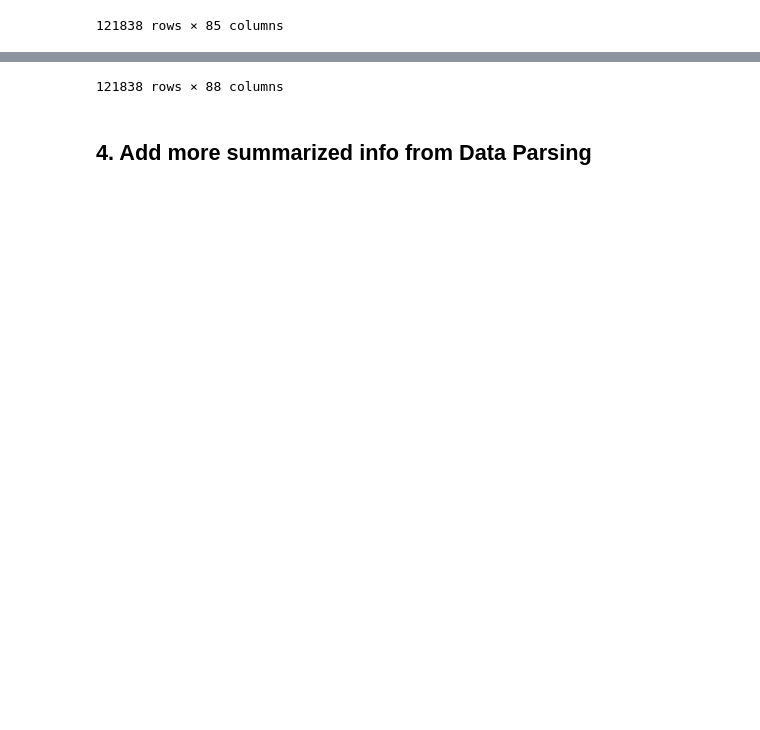
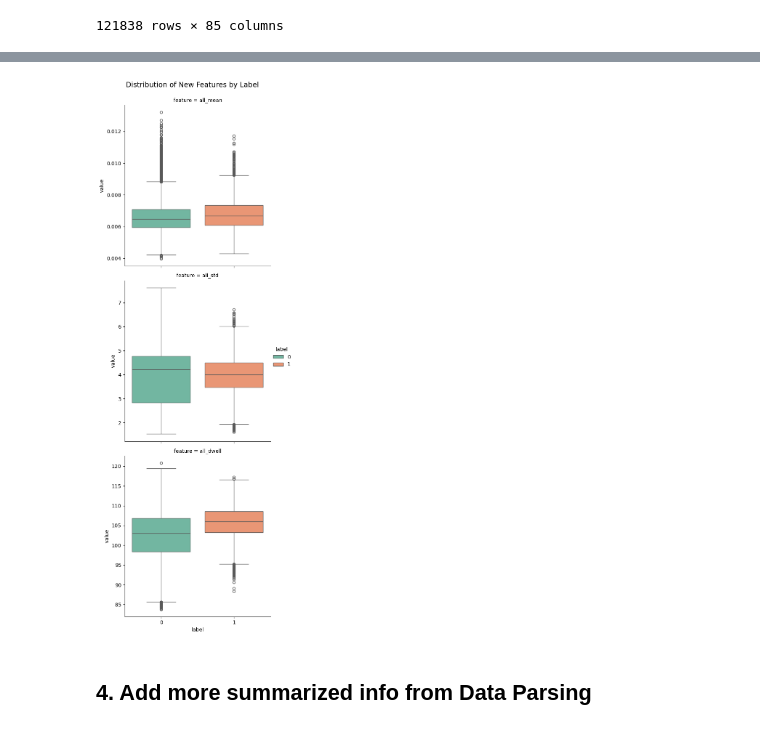
Before and after one commit to janisthx/DSA4262---dna1234, a Jupyter notebook: notebooks/data_preprocessing_v2.ipynb, the cells around one changed output, grey strips where cells are left out. Cells and saved outputs as stored; diff of their text form; code cells hidden in the pictures; blank space fills up the shorter version.

```diff
--- a/notebooks/data_preprocessing_v2.ipynb
+++ b/notebooks/data_preprocessing_v2.ipynb
@@ -186,3 +198,8 @@ new_feat_df['all_dwell'] = new_feat_df[['dwell_0', 'dwell_1', 'dwell_2']].mean(a
 # %%
-new_feat_df
+new_feat_df_p = pd.melt(new_feat_df, id_vars=['label'], value_vars=['all_mean', 'all_std', 'all_dwell'], var_name='feature', value_name='value')
+
+g = sns.catplot(new_feat_df_p,x='label', y='value', col='feature', kind='box', sharey=False, hue='label',
+            palette='Set2', col_wrap=1)
+g.fig.suptitle('Distribution of New Features by Label', y=1.02, fontsize=14)
+plt.show()
 # %% [output]
@@ -201,4 +206,4 @@ new_feat_df
-121838 rows × 88 columns
+[figure, added]
 # %%
 # new_feat_df.drop(columns=['mean_0', 'std_0', 'mean_1', 'std_1', 'mean_2', 'std_2']).to_csv('../data/encode_test_data/new_ohe_basic_transformation_others_f4.csv', index=False)
 # %% [markdown]
```
Also changed, not shown: parts of 7 cells of this notebook.
